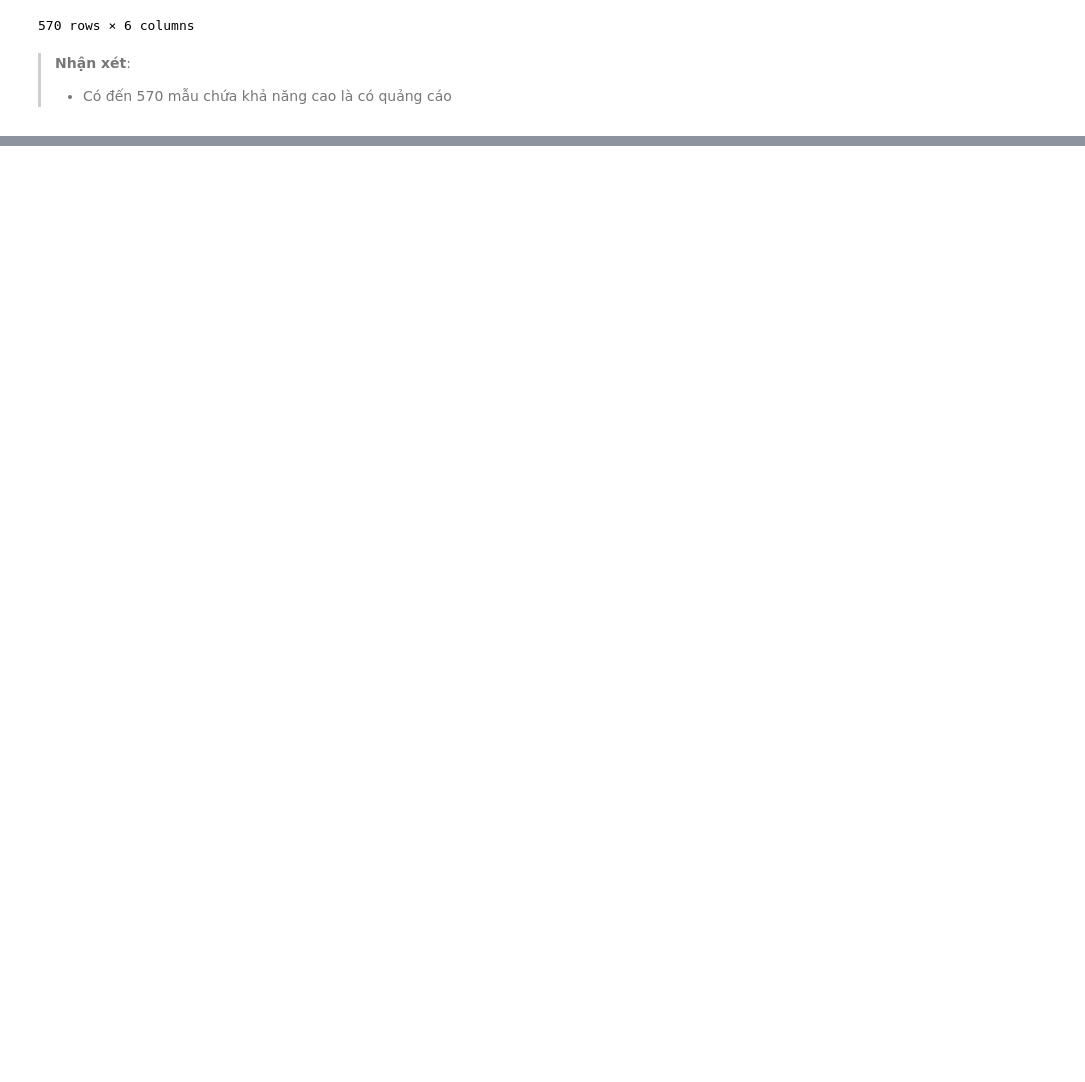
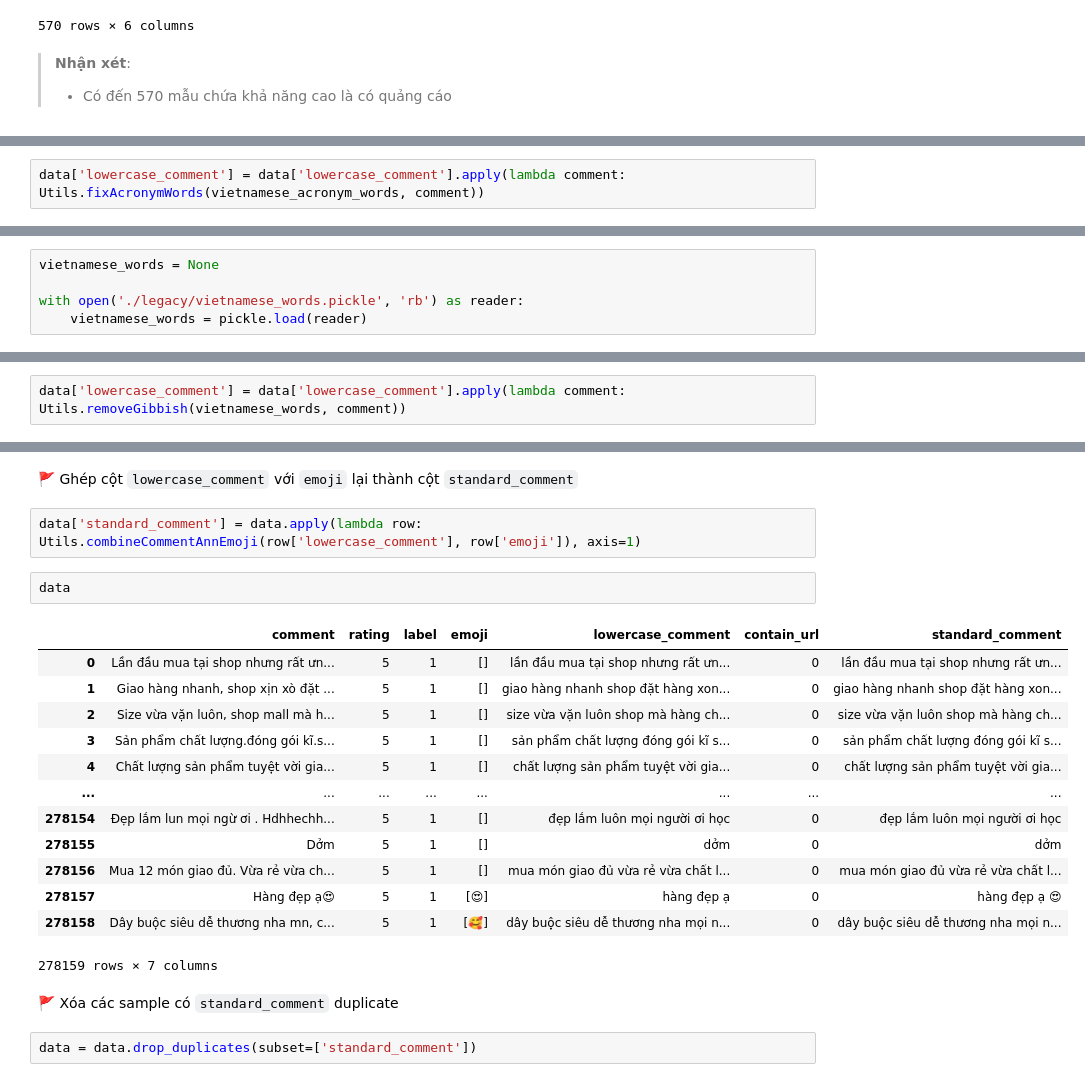
Before and after one commit to cuongpiger/CSC_Data_Science_Final_Project, a Jupyter notebook: 01. Data Preprocessing/main.ipynb, the cells around one changed output, grey strips where cells are left out. Drawn from its saved outputs; the diff is of its cells as text; blank space fills up the shorter version.

```diff
--- a/01. Data Preprocessing/main.ipynb
+++ b/01. Data Preprocessing/main.ipynb
@@ -210,0 +259,2 @@ data.loc[data['contain_url'] == 1]
+# %%
+data['lowercase_comment'] = data['lowercase_comment'].apply(lambda comment: Utils.fixAcronymWords(vietnamese_acronym_words, comment))
@@ -210,0 +279,5 @@ data.loc[data['contain_url'] == 1]
+# %%
+vietnamese_words = None
+
+with open('./legacy/vietnamese_words.pickle', 'rb') as reader:
+    vietnamese_words = pickle.load(reader)
@@ -210,0 +289,2 @@ data.loc[data['contain_url'] == 1]
+# %%
+data['lowercase_comment'] = data['lowercase_comment'].apply(lambda comment: Utils.removeGibbish(vietnamese_words, comment))
@@ -210,0 +307,24 @@ data.loc[data['contain_url'] == 1]
+# %% [markdown]
+🚩 Ghép cột `lowercase_comment` với `emoji` lại thành cột `standard_comment`
+# %%
+data['standard_comment'] = data.apply(lambda row: Utils.combineCommentAnnEmoji(row['lowercase_comment'], row['emoji']), axis=1)
+# %%
+data
+# %% [output]
+|  | comment | rating | label | emoji | lowercase_comment | contain_url | standard_comment |
+| 0 | Lần đầu mua tại shop nhưng rất ưn... | 5 | 1 | [] | lần đầu mua tại shop nhưng rất ưn... | 0 | lần đầu mua tại shop nhưng rất ưn... |
+| 1 | Giao hàng nhanh, shop xịn xò đặt ... | 5 | 1 | [] | giao hàng nhanh shop đặt hàng xon... | 0 | giao hàng nhanh shop đặt hàng xon... |
+| 2 | Size vừa vặn luôn, shop mall mà h... | 5 | 1 | [] | size vừa vặn luôn shop mà hàng ch... | 0 | size vừa vặn luôn shop mà hàng ch... |
+| 3 | Sản phẩm chất lượng.đóng gói kĩ.s... | 5 | 1 | [] | sản phẩm chất lượng đóng gói kĩ s... | 0 | sản phẩm chất lượng đóng gói kĩ s... |
+| 4 | Chất lượng sản phẩm tuyệt vời gia... | 5 | 1 | [] | chất lượng sản phẩm tuyệt vời gia... | 0 | chất lượng sản phẩm tuyệt vời gia... |
+| ... | ... | ... | ... | ... | ... | ... | ... |
+| 278154 | Đẹp lắm lun mọi ngừ ơi . Hdhhechh... | 5 | 1 | [] | đẹp lắm luôn mọi người ơi học | 0 | đẹp lắm luôn mọi người ơi học |
+| 278155 | Dởm | 5 | 1 | [] | dởm | 0 | dởm |
+| 278156 | Mua 12 món giao đủ. Vừa rẻ vừa ch... | 5 | 1 | [] | mua món giao đủ vừa rẻ vừa chất l... | 0 | mua món giao đủ vừa rẻ vừa chất l... |
+| 278157 | Hàng đẹp ạ😍 | 5 | 1 | [😍] | hàng đẹp ạ | 0 | hàng đẹp ạ 😍 |
+| 278158 | Dây buộc siêu dễ thương nha mn, c... | 5 | 1 | [🥰] | dây buộc siêu dễ thương nha mọi n... | 0 | dây buộc siêu dễ thương nha mọi n... |
+278159 rows × 7 columns
+# %% [markdown]
+🚩 Xóa các sample có `standard_comment` duplicate
+# %%
+data = data.drop_duplicates(subset=['standard_comment'])
```
Also changed, not shown: parts of 19 cells of this notebook, 8 other files.
